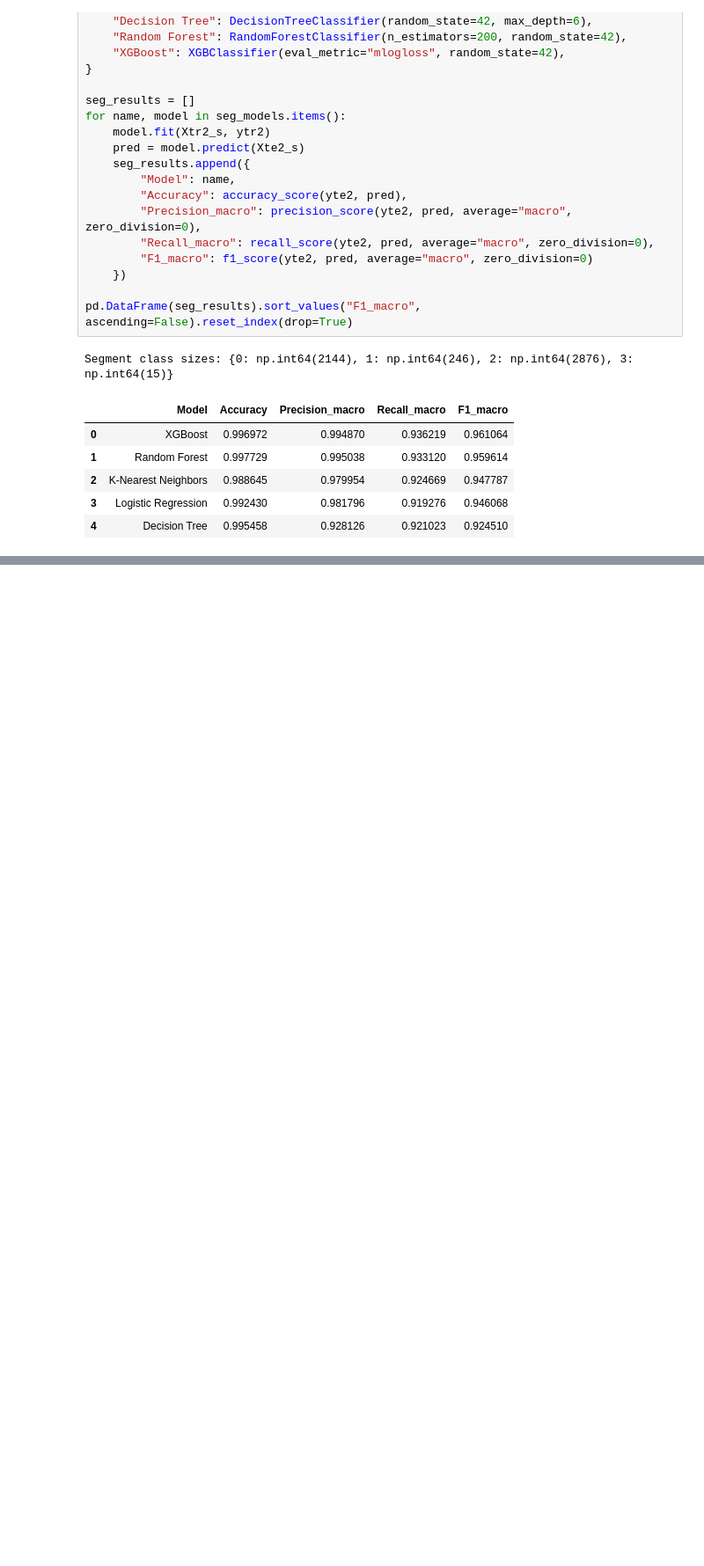
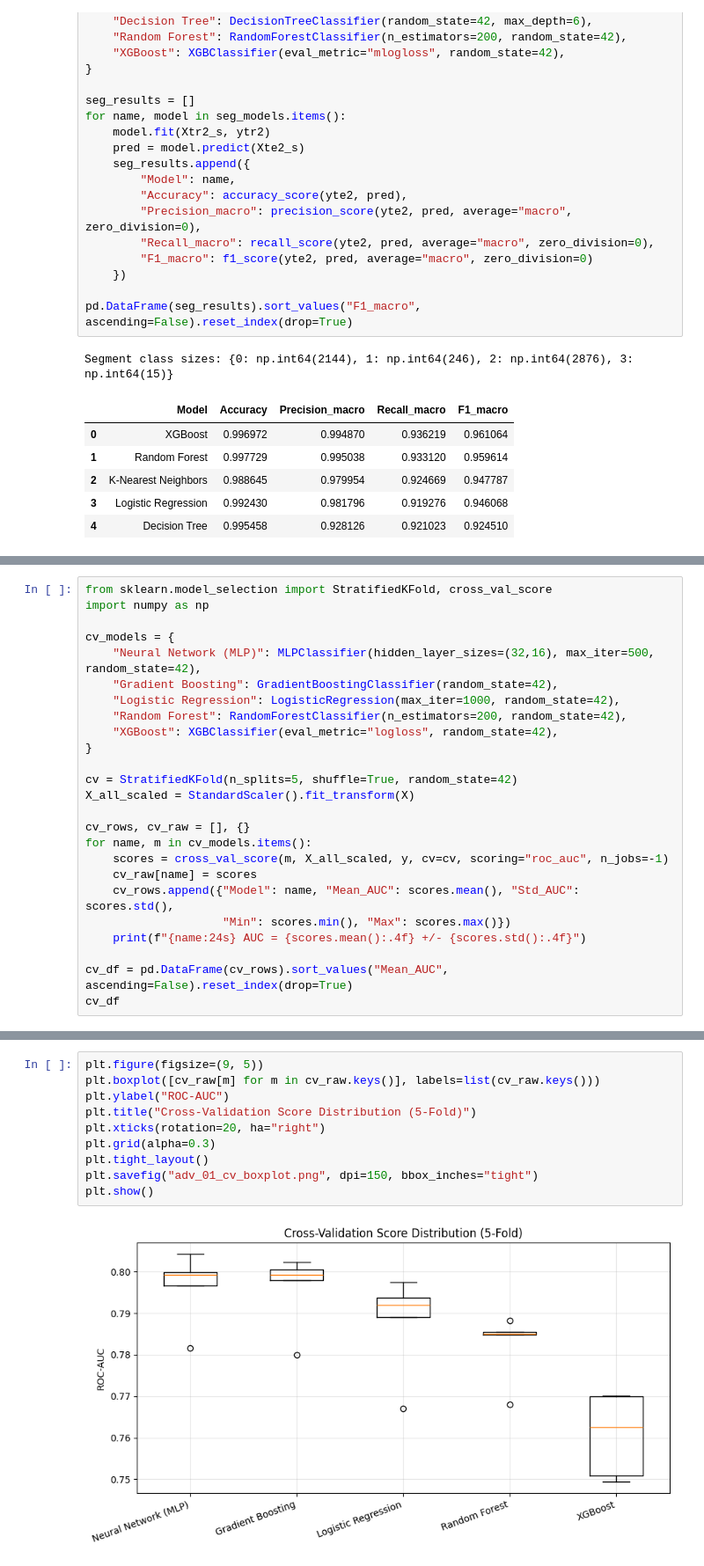
Before and after one commit to littlestuart07/Online-Retail-Analytics-Project, a Jupyter notebook: Digital Assignment 2/DA2_ML_Models.ipynb, the cells around one changed output, grey strips where cells are left out. Shown at 88% size. Cells and saved outputs as stored; diff of their text form; blank space fills up the shorter version.

```diff
--- a/Digital Assignment 2/DA2_ML_Models.ipynb
+++ b/Digital Assignment 2/DA2_ML_Models.ipynb
@@ -324,0 +327,25 @@ Segment class sizes: {0: np.int64(2144), 1: np.int64(246), 2: np.int64(2876), 3:
+# %%
+from sklearn.model_selection import StratifiedKFold, cross_val_score
+import numpy as np
+
+cv_models = {
+    "Neural Network (MLP)": MLPClassifier(hidden_layer_sizes=(32,16), max_iter=500, random_state=42),
+    "Gradient Boosting": GradientBoostingClassifier(random_state=42),
+    "Logistic Regression": LogisticRegression(max_iter=1000, random_state=42),
+    "Random Forest": RandomForestClassifier(n_estimators=200, random_state=42),
+    "XGBoost": XGBClassifier(eval_metric="logloss", random_state=42),
+}
+
+cv = StratifiedKFold(n_splits=5, shuffle=True, random_state=42)
+X_all_scaled = StandardScaler().fit_transform(X)
+
+cv_rows, cv_raw = [], {}
+for name, m in cv_models.items():
+    scores = cross_val_score(m, X_all_scaled, y, cv=cv, scoring="roc_auc", n_jobs=-1)
+    cv_raw[name] = scores
+    cv_rows.append({"Model": name, "Mean_AUC": scores.mean(), "Std_AUC": scores.std(),
+                    "Min": scores.min(), "Max": scores.max()})
+    print(f"{name:24s} AUC = {scores.mean():.4f} +/- {scores.std():.4f}")
+
+cv_df = pd.DataFrame(cv_rows).sort_values("Mean_AUC", ascending=False).reset_index(drop=True)
+cv_df
@@ -324,0 +364,12 @@ Segment class sizes: {0: np.int64(2144), 1: np.int64(246), 2: np.int64(2876), 3:
+# %%
+plt.figure(figsize=(9, 5))
+plt.boxplot([cv_raw[m] for m in cv_raw.keys()], labels=list(cv_raw.keys()))
+plt.ylabel("ROC-AUC")
+plt.title("Cross-Validation Score Distribution (5-Fold)")
+plt.xticks(rotation=20, ha="right")
+plt.grid(alpha=0.3)
+plt.tight_layout()
+plt.savefig("adv_01_cv_boxplot.png", dpi=150, bbox_inches="tight")
+plt.show()
+# %% [output]
+[figure, added]
```
Also changed, not shown: parts of 13 cells of this notebook.
